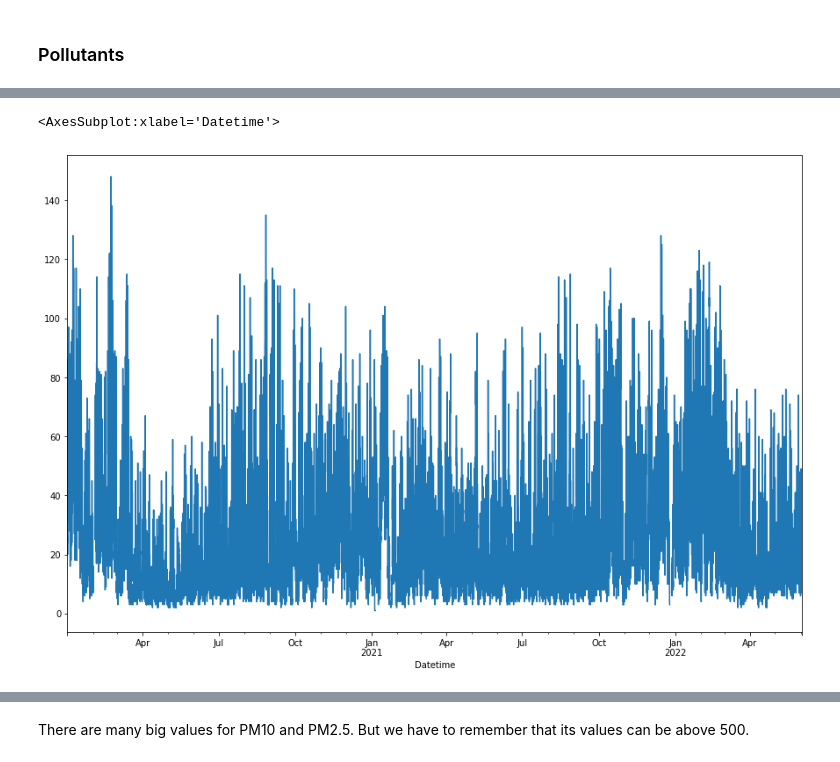
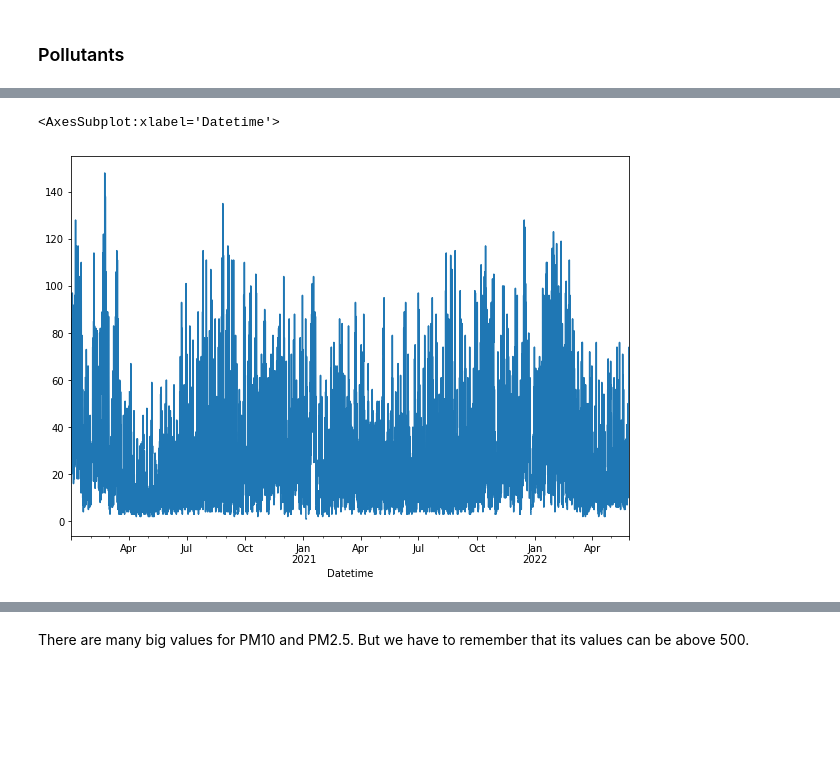
Before and after one commit to XenaN/mlops_project, a Jupyter notebook: notebooks/AQI_analysis.ipynb, the cells around one changed output, grey strips where cells are left out. Cells and saved outputs as stored; diff of their text form; code cells hidden in the pictures; blank space fills up the shorter version.

```diff
--- a/notebooks/AQI_analysis.ipynb
+++ b/notebooks/AQI_analysis.ipynb
@@ -54,9 +72,9 @@ df_co["Concentration"].plot()
 # %%
 df_no2 = pd.read_csv(f"../data/interim/cleaned/{country}_NO2_cleaned.csv", parse_dates=['Datetime'], index_col=['Datetime'])
-fig = plt.figure(figsize=(15, 10))
+fig = plt.figure(figsize=(10, 7))
 df_no2["Concentration"].plot()
 # %% [output]
 <AxesSubplot:xlabel='Datetime'>
-[figure, old version]
+[figure, new version]
 # %%
 df_o3 = pd.read_csv(f"../data/interim/cleaned/{country}_O3_cleaned.csv", parse_dates=['Datetime'], index_col=['Datetime'])
```
Also changed, not shown: parts of 99 cells of this notebook, 6 other files.
